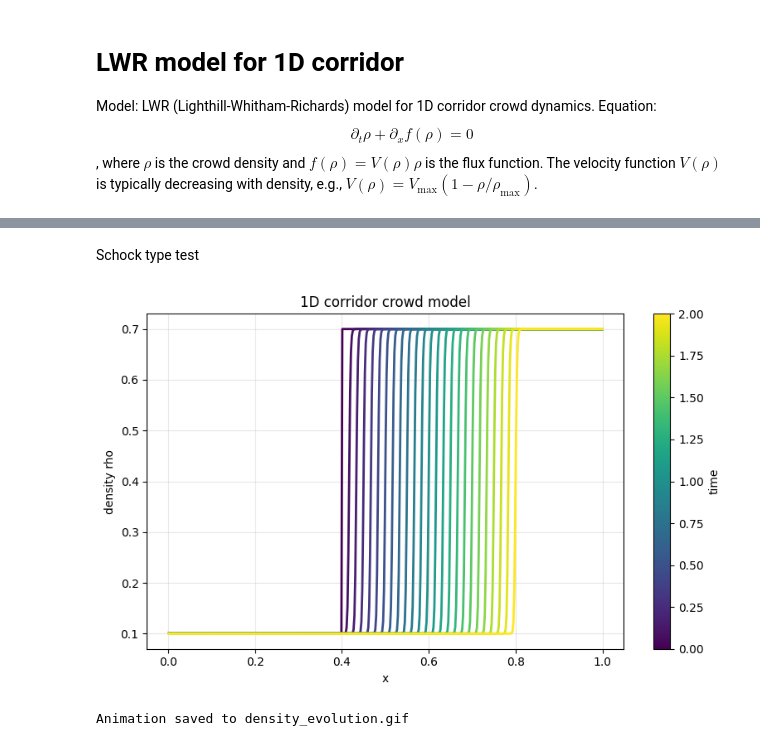
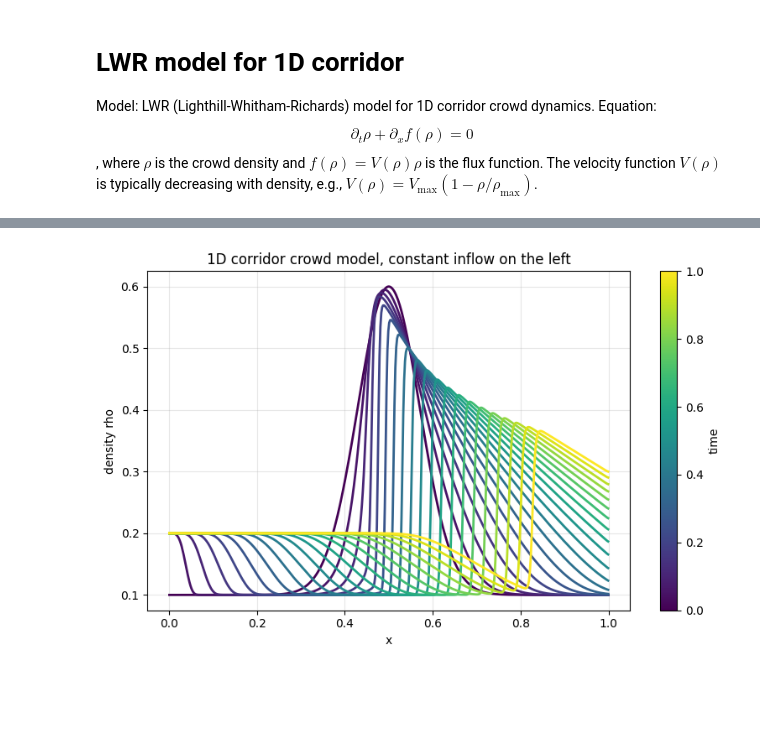
Before and after one commit to margheritabonan/Crowd-Modelling, a Jupyter notebook: crowd_modelling.ipynb, the cells around one changed output, grey strips where cells are left out. Saved outputs shown, nothing was run; the diff lists cells and outputs as text; code cells hidden in the pictures; blank space fills up the shorter version.

```diff
--- a/crowd_modelling.ipynb
+++ b/crowd_modelling.ipynb
@@ -194,11 +146,0 @@ def create_density_animation(x_coords, density_by_time, filename="density_animat
-# %%
-def initial_density_traffic(x):
-    return np.where(x <= 0.4, 0.7, 0.1)
-
-x_coords, density_snapshots, diag = solve_lwr_corridor(
-    initial_density_traffic,
-    num_time_steps=1000,
-    num_snapshots=25,
-)
-
-plot_density_snapshots(x_coords, density_snapshots, title="1D corridor crowd model ")
@@ -232,11 +146,0 @@ Animation saved to density_evolution.gif
-# %%
-def initial_density_shock(x):
-    return np.where(x <= 0.4, 0.1, 0.7)
-
-x_coords, density_snapshots = solve_lwr_corridor(
-    initial_density_shock,
-    num_time_steps=1000,
-    num_snapshots=25,
-)
-
-plot_density_snapshots(x_coords, density_snapshots, title="1D corridor model")
@@ -245,20 +146,0 @@ plot_density_snapshots(x_coords, density_snapshots, title="1D corridor model")
-# %% [markdown]
-Schock type test
-# %%
-x_coords, density_snapshots = solve_lwr_corridor(
-    initial_density_shock,
-    T=2.0,
-    rho_left=0.1,
-    rho_right=0.7,
-    num_time_steps=2000,
-    num_snapshots=25,
-)
-
-plot_density_snapshots(x_coords, density_snapshots, title="1D corridor crowd model")
-# %% [output]
-[figure, removed]
-# %%
-# gif
-create_density_animation(x_coords, density_snapshots, filename="density_evolution.gif", title="1D corridor crowd model", fps=10)
-# %% [output]
-Animation saved to density_evolution.gif
@@ -264,0 +230,14 @@ Animation saved to density_evolution.gif
+# %%
+# constant inflow state on the left, free outflow on the right
+# initial condition is a bump in the middle of the corridor
+initial_condition_fn = lambda x: 0.1 + 0.5 * np.exp(-100 * (x - 0.5) ** 2)
+
+x, snaps, diag = solve_lwr_corridor(
+    initial_condition_fn,
+    rho_left=0.2,
+    rho_right=None,
+)
+
+plot_density_snapshots(x, snaps, title="1D corridor crowd model, constant inflow on the left")
+# %% [output]
+[figure, added]
```
Also changed, not shown: parts of 9 cells of this notebook.
